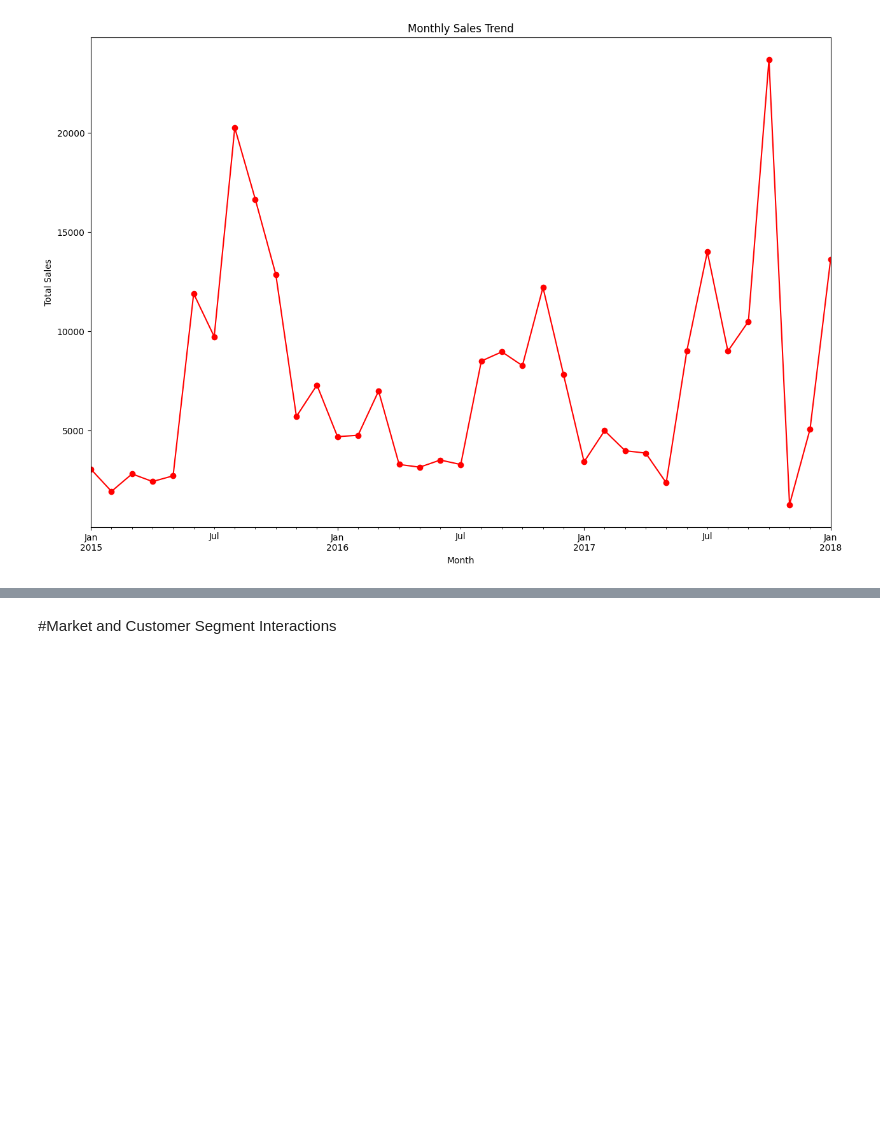
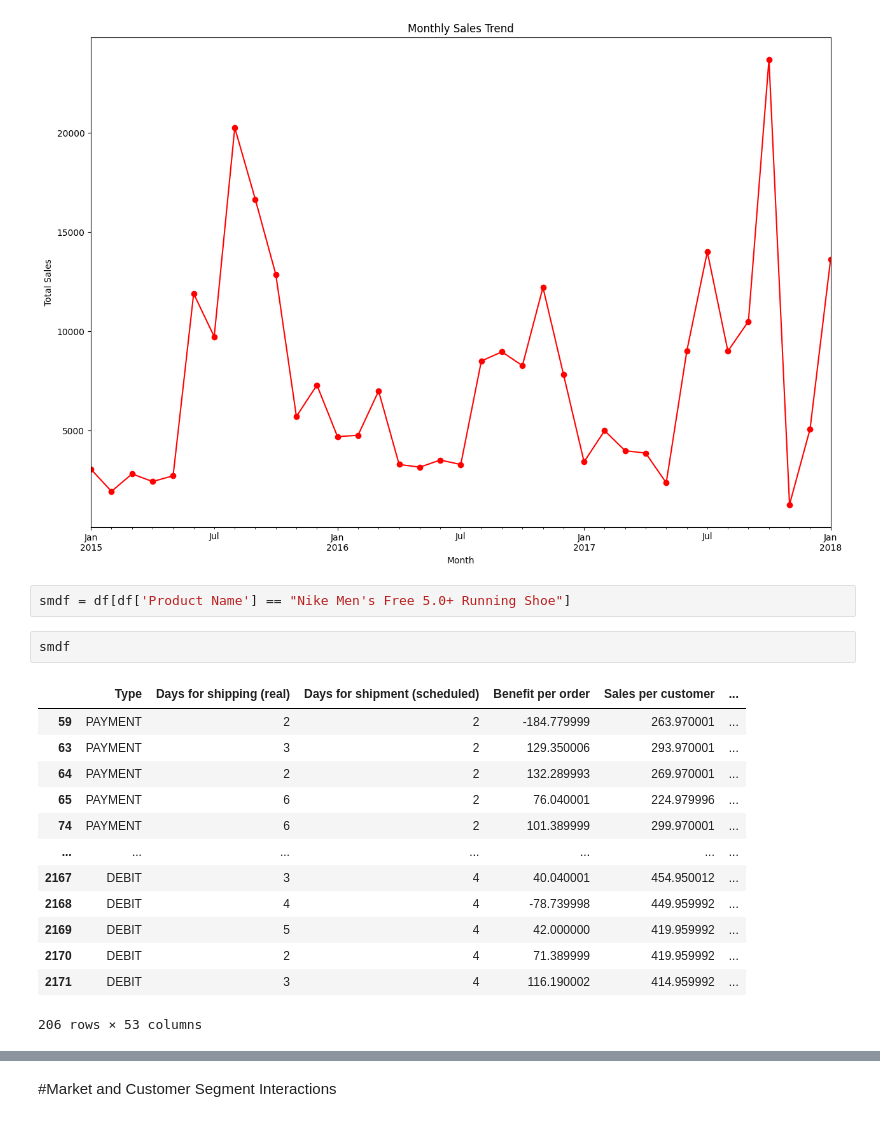
Before and after one commit to akshan-main/supplychain, a Jupyter notebook: supplychaineda.ipynb, the cells around one changed output, grey strips where cells are left out. Drawn from its saved outputs; the diff is of its cells as text; blank space fills up the shorter version.

```diff
--- a/supplychaineda.ipynb
+++ b/supplychaineda.ipynb
@@ -173,3 +173,21 @@ plt.ylabel('Total Sales')
 plt.show()
 # %% [output]
 [figure]
+# %%
+smdf = df[df['Product Name'] == "Nike Men's Free 5.0+ Running Shoe"]
+# %%
+smdf
+# %% [output]
+|  | Type | Days for shipping (real) | Days for shipment (scheduled) | Benefit per order | Sales per customer | ... |
+| 59 | PAYMENT | 2 | 2 | -184.779999 | 263.970001 | ... |
+| 63 | PAYMENT | 3 | 2 | 129.350006 | 293.970001 | ... |
+| 64 | PAYMENT | 2 | 2 | 132.289993 | 269.970001 | ... |
+| 65 | PAYMENT | 6 | 2 | 76.040001 | 224.979996 | ... |
+| 74 | PAYMENT | 6 | 2 | 101.389999 | 299.970001 | ... |
+| ... | ... | ... | ... | ... | ... | ... |
+| 2167 | DEBIT | 3 | 4 | 40.040001 | 454.950012 | ... |
+| 2168 | DEBIT | 4 | 4 | -78.739998 | 449.959992 | ... |
+| 2169 | DEBIT | 5 | 4 | 42.000000 | 419.959992 | ... |
+| 2170 | DEBIT | 2 | 4 | 71.389999 | 419.959992 | ... |
+| 2171 | DEBIT | 3 | 4 | 116.190002 | 414.959992 | ... |
+206 rows × 53 columns
```
Also changed, not shown: parts of 1 cell of this notebook.
